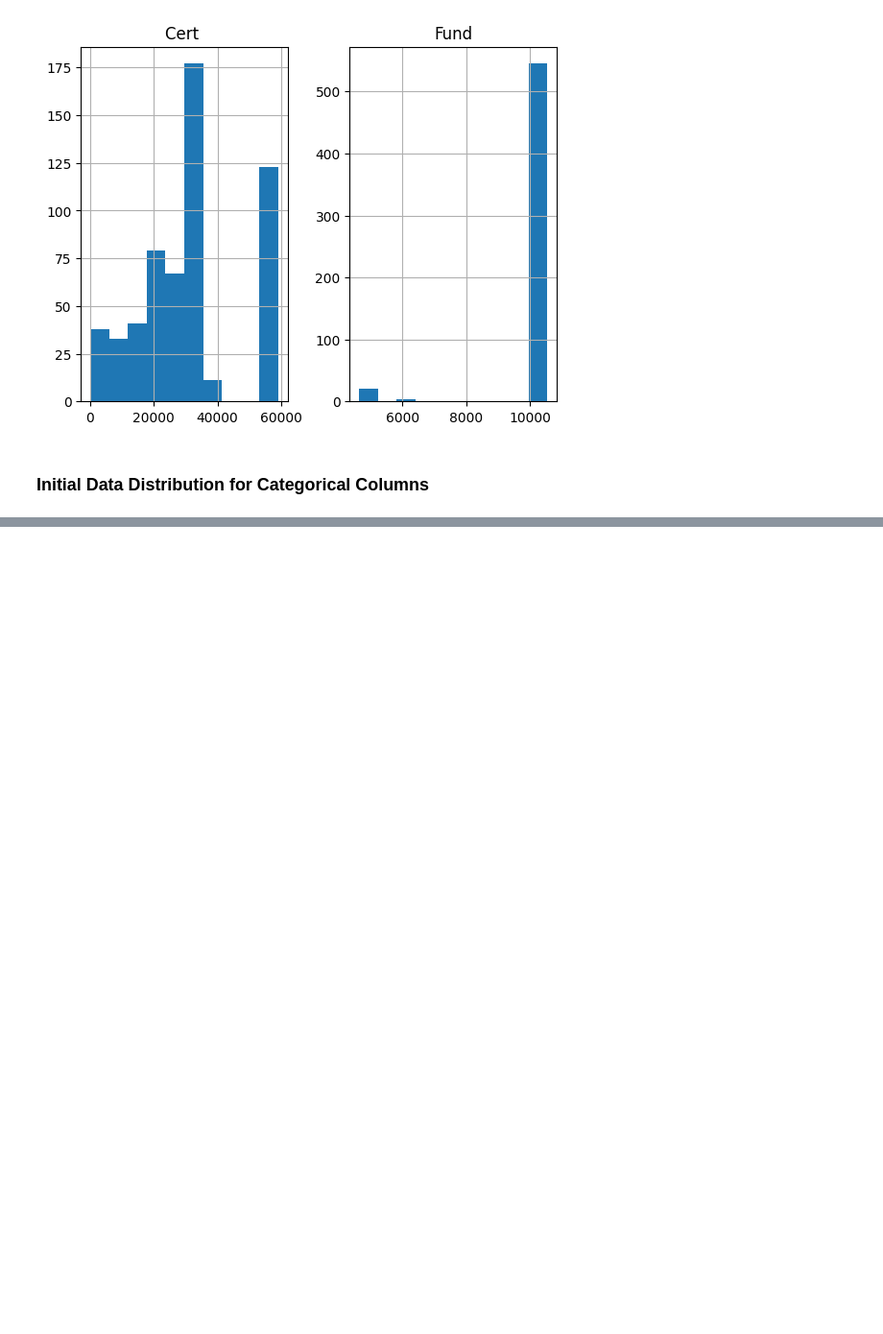
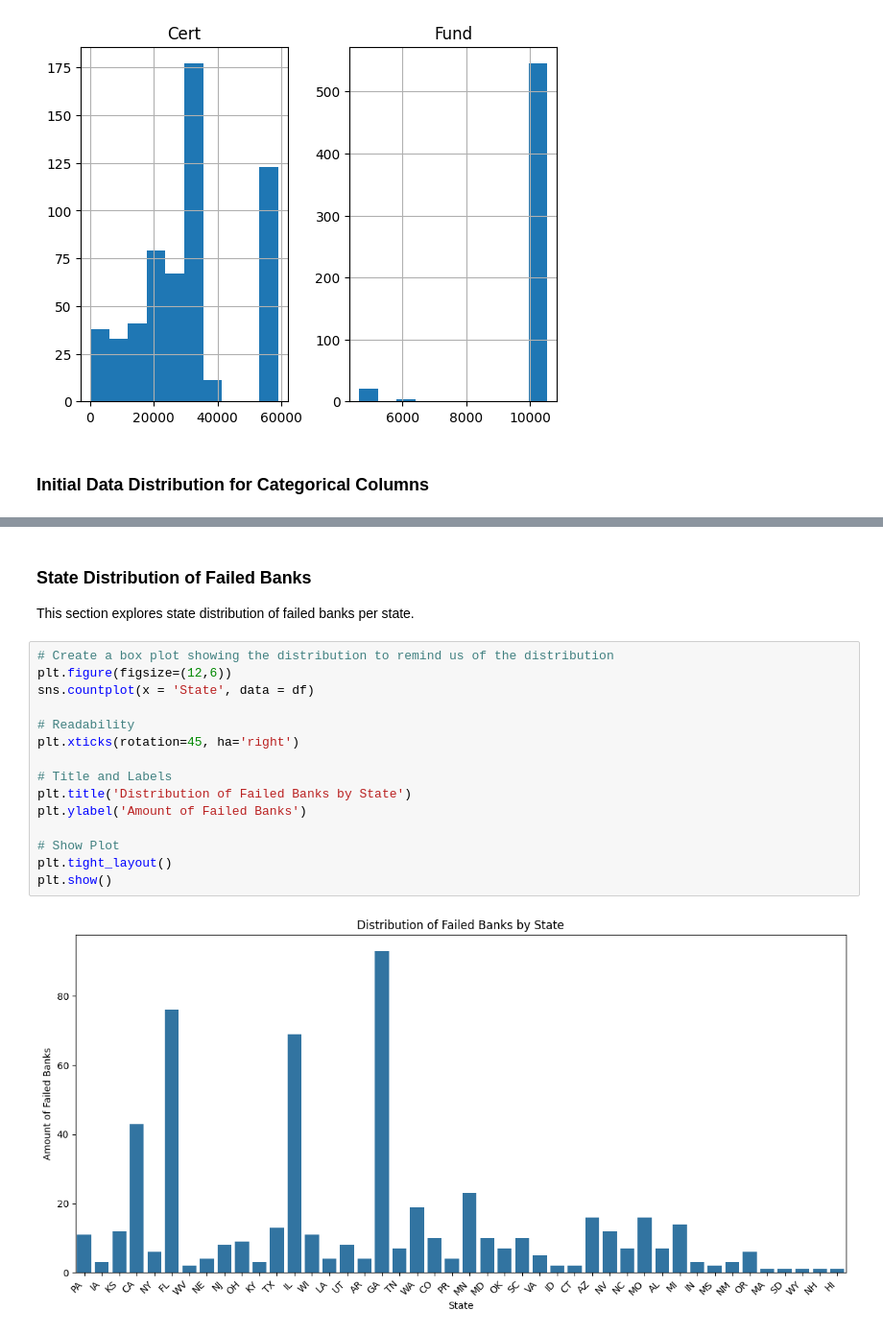
Before and after one commit to ClaytonSeabaughGH/datafun-06-eda, a Jupyter notebook: seabaugh_eda.ipynb, the cells around one changed output, grey strips where cells are left out. Shown: that part at 96% size. Cells and saved outputs as stored; diff of their text form; blank space fills up the shorter version.

```diff
--- a/seabaugh_eda.ipynb
+++ b/seabaugh_eda.ipynb
@@ -89,0 +166,20 @@ df['city']
+# %% [markdown]
+### State Distribution of Failed Banks
+This section explores state distribution of failed banks per state.
+# %%
+# Create a box plot showing the distribution to remind us of the distribution
+plt.figure(figsize=(12,6))
+sns.countplot(x = 'State', data = df)
+
+# Readability
+plt.xticks(rotation=45, ha='right')
+
+# Title and Labels
+plt.title('Distribution of Failed Banks by State')
+plt.ylabel('Amount of Failed Banks')
+
+# Show Plot
+plt.tight_layout()
+plt.show()
+# %% [output]
+[figure, added]
```
Also changed, not shown: parts of 12 cells of this notebook.
